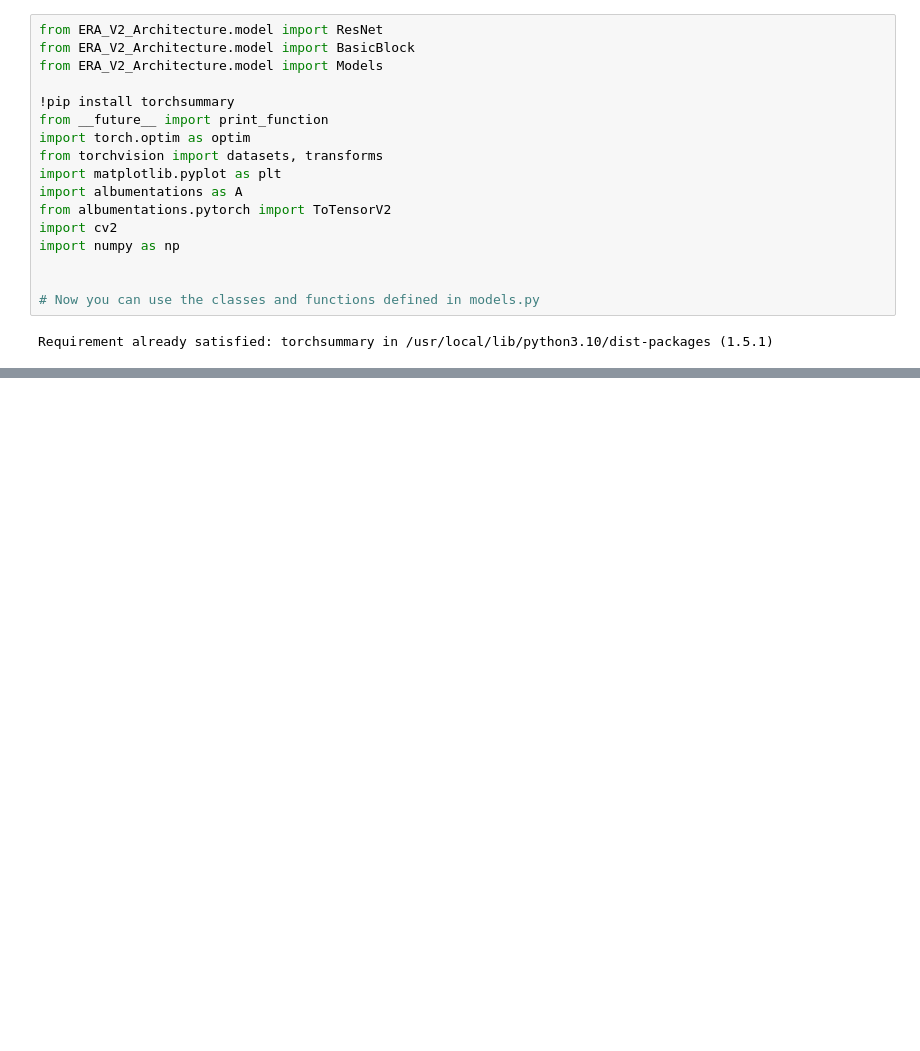
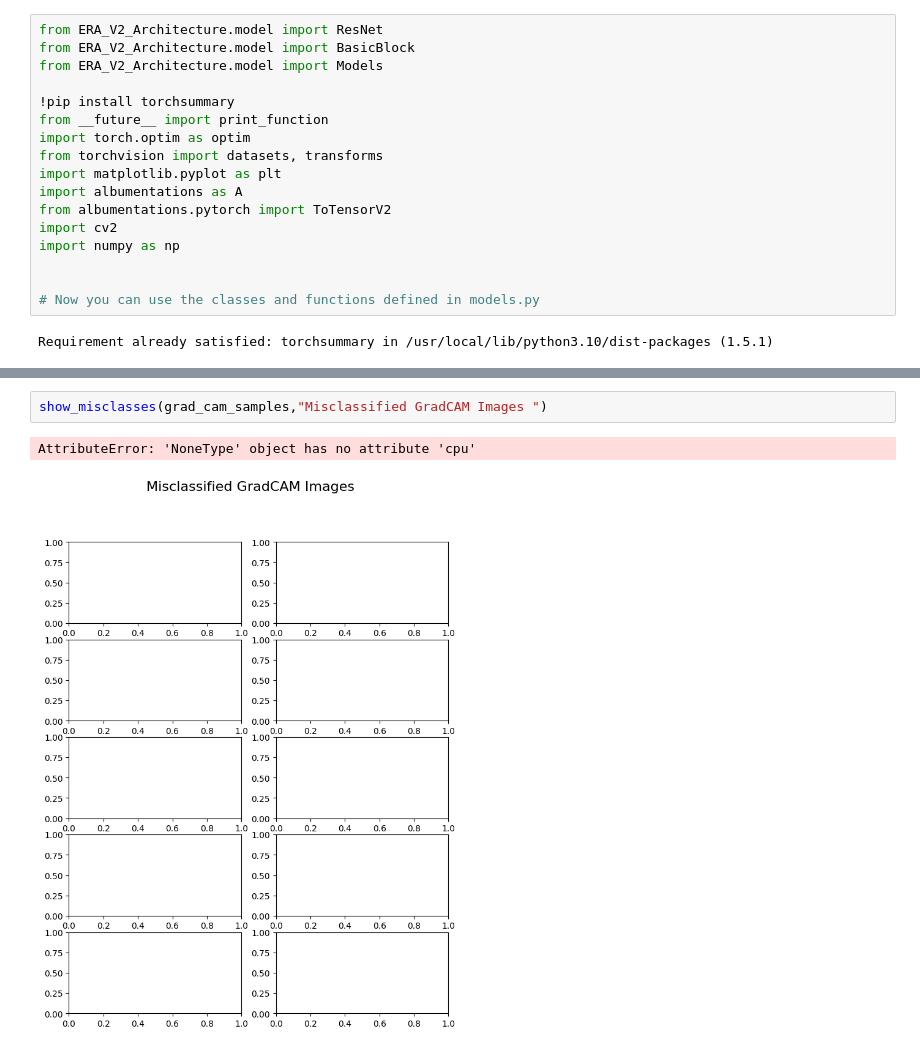
Before and after one commit to ping-Mel/ERV-V2-Assignments, a Jupyter notebook: session11/s11.ipynb, the cells around one changed output, grey strips where cells are left out. Saved outputs shown, nothing was run; the diff lists cells and outputs as text; blank space fills up the shorter version.

```diff
--- a/session11/s11.ipynb
+++ b/session11/s11.ipynb
@@ -36,0 +363,5 @@ torch.Size([1, 10])
+# %%
+show_misclasses(grad_cam_samples,"Misclassified GradCAM Images ")
+# %% [output]
+AttributeError: 'NoneType' object has no attribute 'cpu'
+[figure, added]
```
Also changed, not shown: parts of 14 cells of this notebook.
